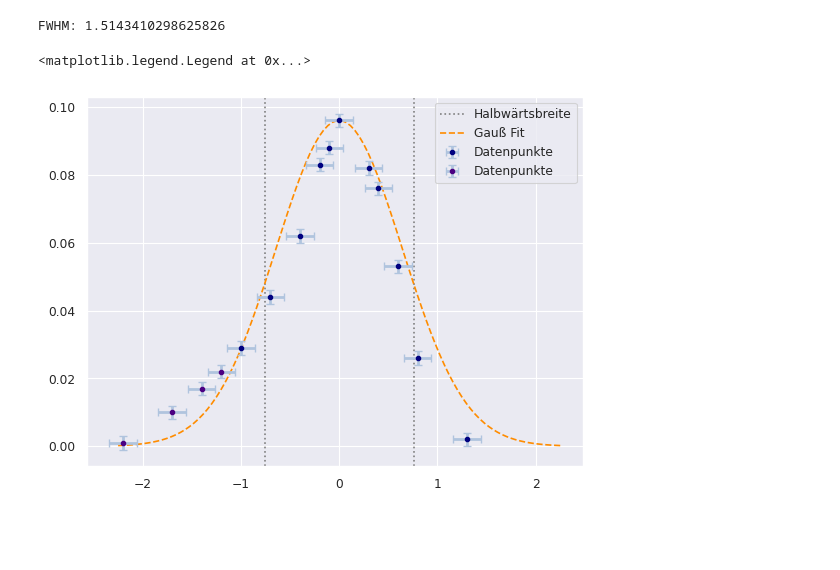
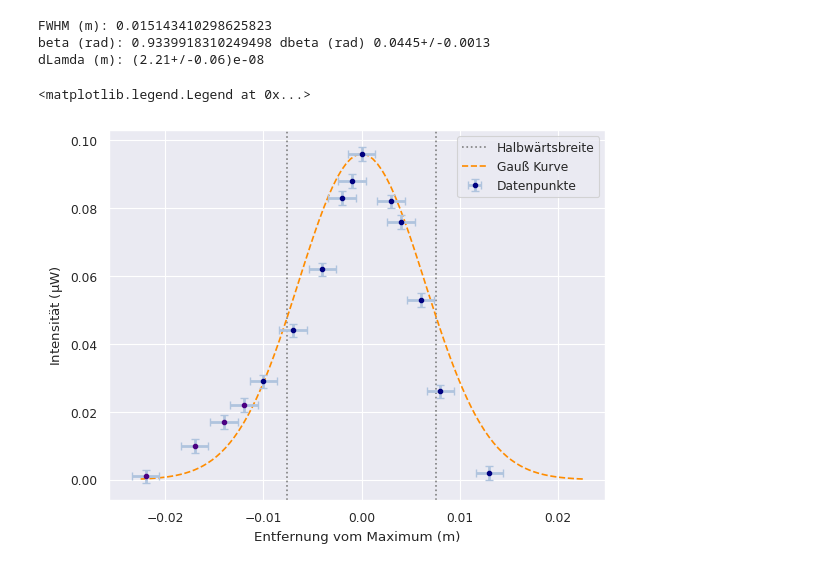
Before and after one commit to KemalOenen/Grundpraktikum2_Gruppe1_SS23, a Jupyter notebook: Versuch3/Laserbreite_Lukas.ipynb, the cells around one changed output. Saved outputs shown, nothing was run; the diff lists cells and outputs as text; code cells hidden in the pictures; blank space fills up the shorter version.

```diff
--- a/Versuch3/Laserbreite_Lukas.ipynb
+++ b/Versuch3/Laserbreite_Lukas.ipynb
@@ -10,47 +13,56 @@ import seaborn as sns
 df = pd.read_csv('Laser_Bandbreite.csv')
 pos = df['Position/cm']
 #shift distribution to be around maximum
-pos = pos - 2.7
-pos_err = 0.14 * np.ones(len(pos))
+pos = pos - 2.7 #in cm
+pos = pos *10**(-2) #in m
+pos_err = 0.14 * np.ones(len(pos)) #in cm
+pos_err = pos_err * 10**(-2) #in m
 intens = df['Leistung (Int.)/microW']
 intens_err = 0.002 * np.ones(len(intens))
 
 #calculate full width at half maximum intensity
 sigma = np.std(pos[0:11])
-fwhm = 2 * np.sqrt(2*np.log(2)) * sigma
-print('FWHM:', fwhm)
+fwhm = 2 * np.sqrt(2*np.log(2)) * sigma # in cm
+print('FWHM (m):', fwhm)
 
 #calcualte wavelength difference (line width) with fwhm
 k = 1 #diffraction order
-d = 1200 * 10 #diffraction coefficient of the grid in cm
-b = 40 #distance between grid and detector in cm which to use !?
-lamda = 670 *10^-9 # ideal wavelength of laser 670 nm from datasheet DL-3149-056
-beta = np.arcsin(lamda/b) #standard diffraction equation
-dbeta = 2 * np.arctan(0.5*fwhm/b)
+d = 1/(1200 * 10**(3)) #diffraction coefficient of the grid in m
+b = ufloat(0.34, 0.01) #distance between grid and detector in m  -> which to use !?
+lamda = 670 *10**(-9) # ideal wavelength of laser 670 nm from datasheet DL-3149-056
+beta = asin(k*lamda/d) #standard diffraction equation
+#beta = 2*np.pi * 115/360
+dbeta = 2 * atan(0.5*fwhm/b)
 
 dlamda = (d/k) * np.cos(beta) * dbeta
+print('beta (rad):', beta, 'dbeta (rad)', dbeta)
+print('dLamda (m):', dlamda)
 
 #prepare gaussian for comparison
 mu = 0 # since pos has been shifted
 x = np.linspace(-3.5*sigma, 3.5*sigma, 100)
 #scaling the normal distribution to fit the data
 scaling =  np.sqrt(2*np.pi)*sigma *intens.max()
 y = scaling * stats.norm.pdf(x, mu, sigma)
 
 #plot results
 sns.set_theme(style="darkgrid")
 sns.set_context("paper")
 plt.axvline(x = -fwhm/2, color = 'grey', linestyle = ':', label = 'Halbwärtsbreite')
 plt.axvline(x = fwhm/2, color = 'grey', linestyle = ':')
-plt.plot(x, y, '--', color = 'darkorange', label = 'Gauß Fit')
+plt.plot(x, y, '--', color = 'darkorange', label = 'Gauß Kurve')
 plt.errorbar(x=pos[0:11], y=intens[0:11],
              xerr= pos_err[0:11], yerr= intens_err[0:11], markersize=6,
              fmt=".",color="navy", ecolor="lightsteelblue", elinewidth=2, capsize=3, label="Datenpunkte")
 plt.errorbar(x=pos[11:], y=intens[11:],
              xerr= pos_err[11:], yerr= intens_err[11:], markersize=6,
-             fmt=".",color="indigo", ecolor="lightsteelblue", elinewidth=2, capsize=3, label="Datenpunkte")
+             fmt=".",color="indigo", ecolor="lightsteelblue", elinewidth=2, capsize=3)
+plt.xlabel('Entfernung vom Maximum (m)')
+plt.ylabel('Intensität $\mathregular{(\mu W)}$')
 plt.legend()
 # %% [output]
-FWHM: 1.5143410298625826
+FWHM (m): 0.015143410298625823
+beta (rad): 0.9339918310249498 dbeta (rad) 0.0445+/-0.0013
+dLamda (m): (2.21+/-0.06)e-08
 <matplotlib.legend.Legend at 0x...>
-[figure, old version]
+[figure, new version]
```
Also changed, not shown: parts of 1 cell of this notebook, 1 other file.
